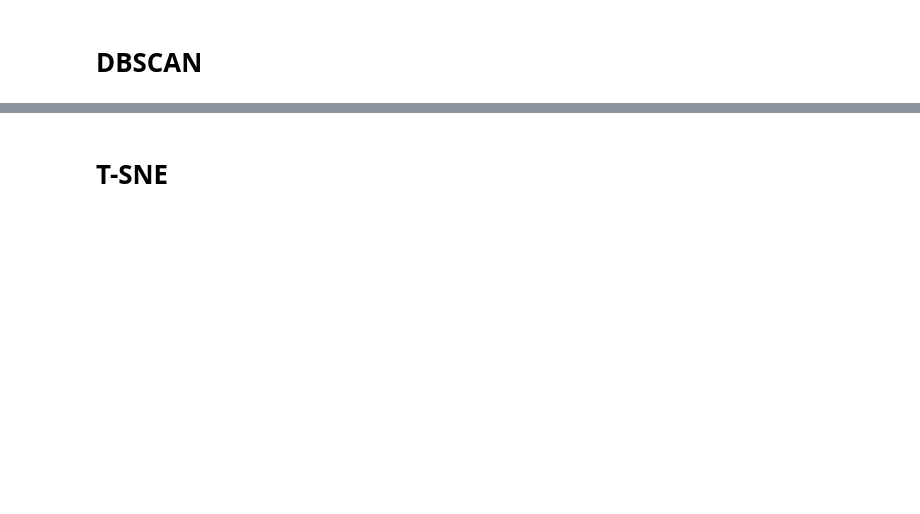
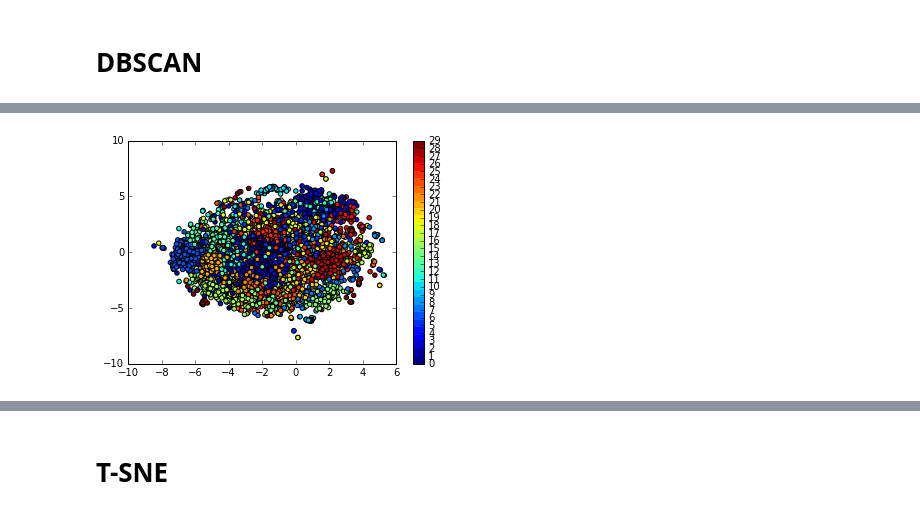
Before and after one commit to cmp831/T2G-2017-1, a Jupyter notebook: tg2.ipynb, the cells around one changed output, grey strips where cells are left out. Drawn from its saved outputs; the diff is of its cells as text; code cells hidden in the pictures; blank space fills up the shorter version.

```diff
--- a/tg2.ipynb
+++ b/tg2.ipynb
@@ -55,12 +55,10 @@ X_backup = X_new
 # %% [markdown]
 # KMeans
 # %%
-
 k1 = 10
 k2 = 20
 k3 = 30
-k4 = 100
-klist = [k1,k2,k3,k4]
+klist = [k1,k2,k3]
 labels = []
 centroids = []
 silavg = []
@@ -185,6 +221,16 @@ print(dblabels2)
 # %%
 X_backup = X_new
 # %%
-modelo = TSNE(n_components = 2, perplexity = 50)
+modelo = TSNE(n_components = 2, perplexity = 500,early_exaggeration=25,n_iter=3000)
 np.set_printoptions(suppress=True)
 t_sne=modelo.fit_transform(X_backup)
+# %%
+vis_x = t_sne[:, 0]
+vis_y = t_sne[:, 1]
+
+plt.scatter(vis_x, vis_y, c=labels[2], cmap=plt.cm.get_cmap("jet", 30))
+plt.colorbar(ticks=range(30))
+plt.show()
+#500-25
+# %% [output]
+[figure, added]
```
Also changed, not shown: parts of 18 cells of this notebook.
